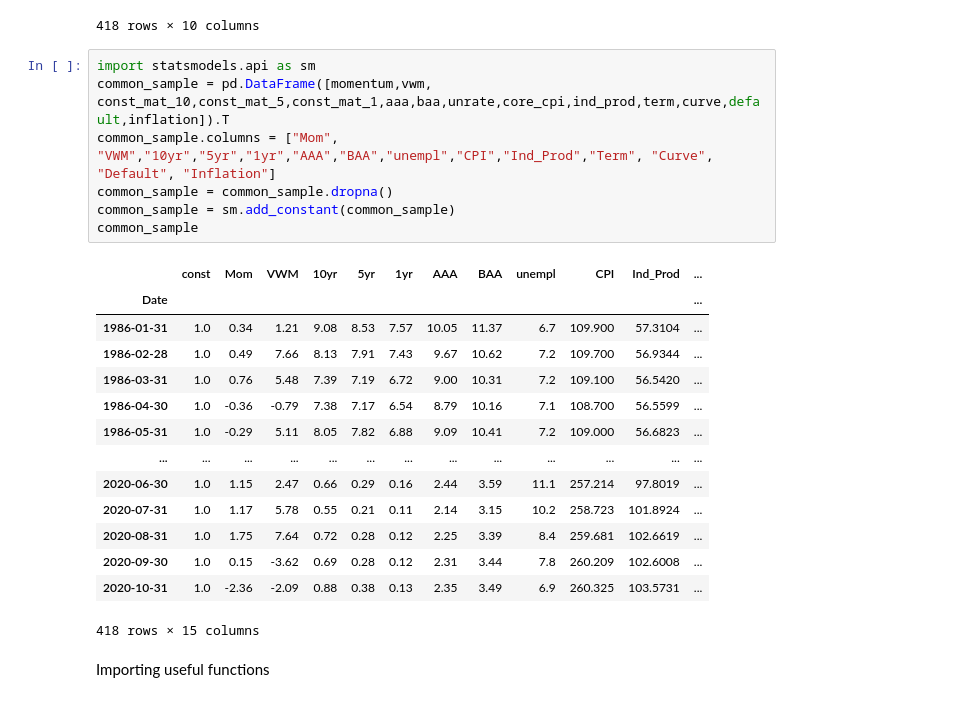
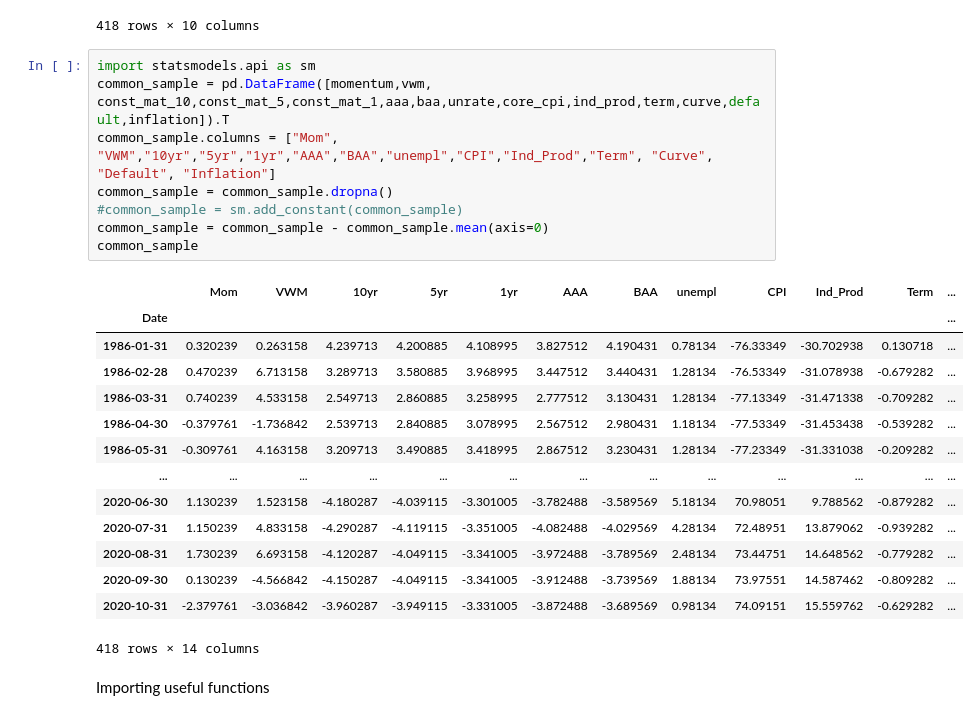
Before and after one commit to GeorgeHockey/mfe_practical_3, a Jupyter notebook: Problem_1.ipynb, the cells around one changed output. Saved outputs shown, nothing was run; the diff lists cells and outputs as text.

```diff
--- a/Problem_1.ipynb
+++ b/Problem_1.ipynb
@@ -124,25 +125,26 @@ common_data
 # %%
 import statsmodels.api as sm
 common_sample = pd.DataFrame([momentum,vwm, const_mat_10,const_mat_5,const_mat_1,aaa,baa,unrate,core_cpi,ind_prod,term,curve,default,inflation]).T
 common_sample.columns = ["Mom", "VWM","10yr","5yr","1yr","AAA","BAA","unempl","CPI","Ind_Prod","Term", "Curve", "Default", "Inflation"]
 common_sample = common_sample.dropna()
-common_sample = sm.add_constant(common_sample)
+#common_sample = sm.add_constant(common_sample)
+common_sample = common_sample - common_sample.mean(axis=0)
 common_sample
 # %% [output]
-|  | const | Mom | VWM | 10yr | 5yr | 1yr | AAA | BAA | unempl | CPI | Ind_Prod | ... |
+|  | Mom | VWM | 10yr | 5yr | 1yr | AAA | BAA | unempl | CPI | Ind_Prod | Term | ... |
 | Date |  |  |  |  |  |  |  |  |  |  |  | ... |
-| 1986-01-31 | 1.0 | 0.34 | 1.21 | 9.08 | 8.53 | 7.57 | 10.05 | 11.37 | 6.7 | 109.900 | 57.3104 | ... |
-| 1986-02-28 | 1.0 | 0.49 | 7.66 | 8.13 | 7.91 | 7.43 | 9.67 | 10.62 | 7.2 | 109.700 | 56.9344 | ... |
-| 1986-03-31 | 1.0 | 0.76 | 5.48 | 7.39 | 7.19 | 6.72 | 9.00 | 10.31 | 7.2 | 109.100 | 56.5420 | ... |
-| 1986-04-30 | 1.0 | -0.36 | -0.79 | 7.38 | 7.17 | 6.54 | 8.79 | 10.16 | 7.1 | 108.700 | 56.5599 | ... |
-| 1986-05-31 | 1.0 | -0.29 | 5.11 | 8.05 | 7.82 | 6.88 | 9.09 | 10.41 | 7.2 | 109.000 | 56.6823 | ... |
+| 1986-01-31 | 0.320239 | 0.263158 | 4.239713 | 4.200885 | 4.108995 | 3.827512 | 4.190431 | 0.78134 | -76.33349 | -30.702938 | 0.130718 | ... |
+| 1986-02-28 | 0.470239 | 6.713158 | 3.289713 | 3.580885 | 3.968995 | 3.447512 | 3.440431 | 1.28134 | -76.53349 | -31.078938 | -0.679282 | ... |
+| 1986-03-31 | 0.740239 | 4.533158 | 2.549713 | 2.860885 | 3.258995 | 2.777512 | 3.130431 | 1.28134 | -77.13349 | -31.471338 | -0.709282 | ... |
+| 1986-04-30 | -0.379761 | -1.736842 | 2.539713 | 2.840885 | 3.078995 | 2.567512 | 2.980431 | 1.18134 | -77.53349 | -31.453438 | -0.539282 | ... |
+| 1986-05-31 | -0.309761 | 4.163158 | 3.209713 | 3.490885 | 3.418995 | 2.867512 | 3.230431 | 1.28134 | -77.23349 | -31.331038 | -0.209282 | ... |
 | ... | ... | ... | ... | ... | ... | ... | ... | ... | ... | ... | ... | ... |
-| 2020-06-30 | 1.0 | 1.15 | 2.47 | 0.66 | 0.29 | 0.16 | 2.44 | 3.59 | 11.1 | 257.214 | 97.8019 | ... |
-| 2020-07-31 | 1.0 | 1.17 | 5.78 | 0.55 | 0.21 | 0.11 | 2.14 | 3.15 | 10.2 | 258.723 | 101.8924 | ... |
-| 2020-08-31 | 1.0 | 1.75 | 7.64 | 0.72 | 0.28 | 0.12 | 2.25 | 3.39 | 8.4 | 259.681 | 102.6619 | ... |
-| 2020-09-30 | 1.0 | 0.15 | -3.62 | 0.69 | 0.28 | 0.12 | 2.31 | 3.44 | 7.8 | 260.209 | 102.6008 | ... |
-| 2020-10-31 | 1.0 | -2.36 | -2.09 | 0.88 | 0.38 | 0.13 | 2.35 | 3.49 | 6.9 | 260.325 | 103.5731 | ... |
+| 2020-06-30 | 1.130239 | 1.523158 | -4.180287 | -4.039115 | -3.301005 | -3.782488 | -3.589569 | 5.18134 | 70.98051 | 9.788562 | -0.879282 | ... |
+| 2020-07-31 | 1.150239 | 4.833158 | -4.290287 | -4.119115 | -3.351005 | -4.082488 | -4.029569 | 4.28134 | 72.48951 | 13.879062 | -0.939282 | ... |
+| 2020-08-31 | 1.730239 | 6.693158 | -4.120287 | -4.049115 | -3.341005 | -3.972488 | -3.789569 | 2.48134 | 73.44751 | 14.648562 | -0.779282 | ... |
+| 2020-09-30 | 0.130239 | -4.566842 | -4.150287 | -4.049115 | -3.341005 | -3.912488 | -3.739569 | 1.88134 | 73.97551 | 14.587462 | -0.809282 | ... |
+| 2020-10-31 | -2.379761 | -3.036842 | -3.960287 | -3.949115 | -3.331005 | -3.872488 | -3.689569 | 0.98134 | 74.09151 | 15.559762 | -0.629282 | ... |
-418 rows × 15 columns
+418 rows × 14 columns
 # %% [markdown]
 Importing useful functions
 # %%
```
Also changed, not shown: parts of 33 cells of this notebook, 1 other file.
